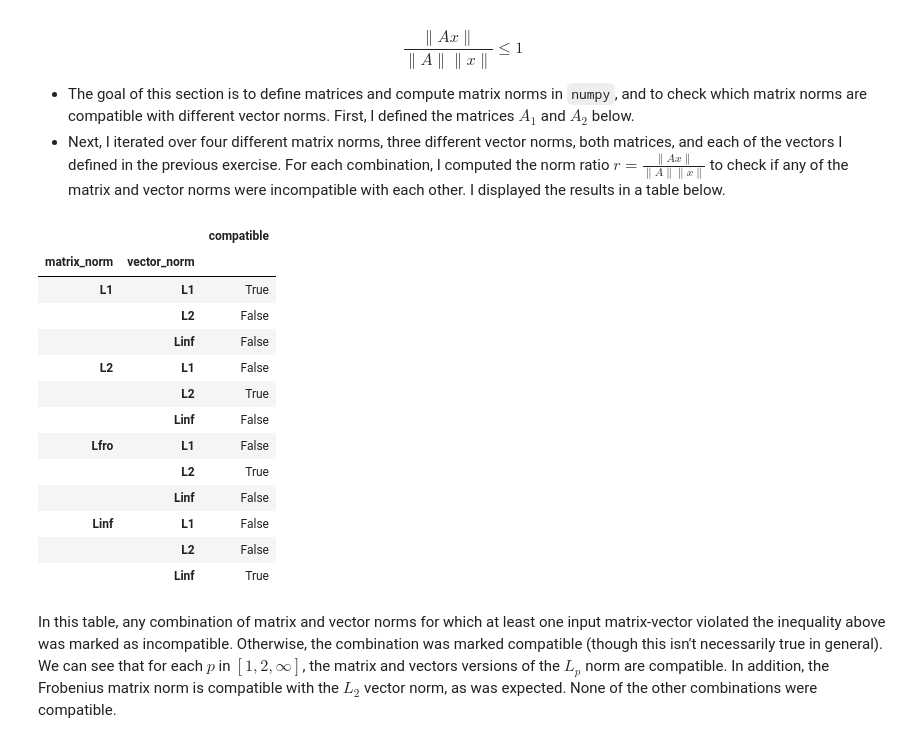
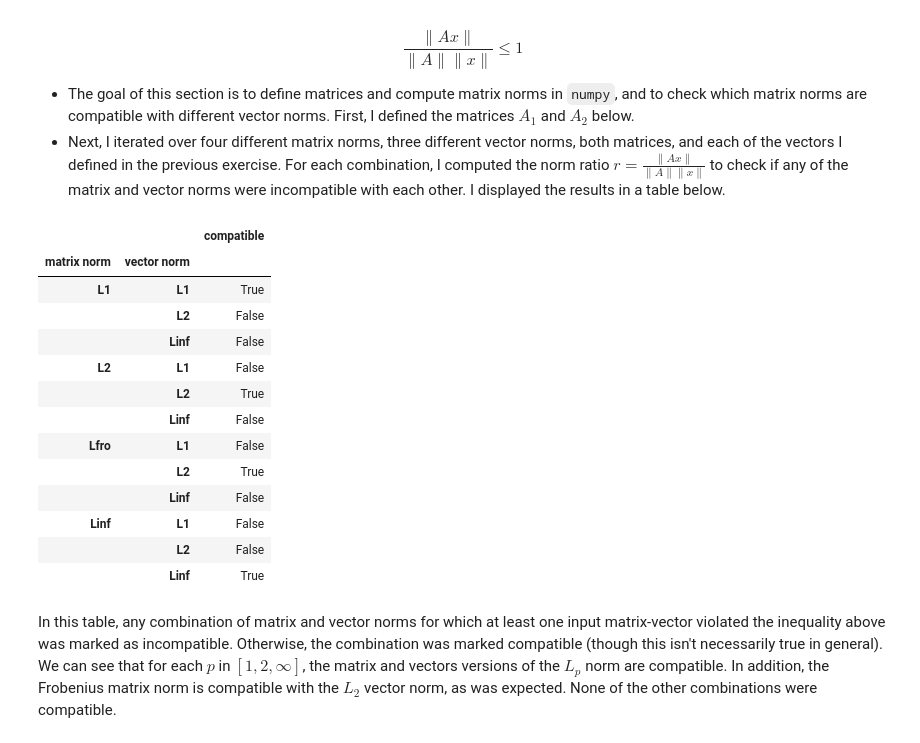
Before and after one commit to mattragoza/MATH2071, a Jupyter notebook: lab-5/norms_and_errors.ipynb, the cells around one changed output. Drawn from its saved outputs; the diff is of its cells as text; code cells hidden in the pictures.

Commit message:
add lab 5 norms and errors

```diff
--- a/lab-5/norms_and_errors.ipynb
+++ b/lab-5/norms_and_errors.ipynb
@@ -66,33 +66,33 @@ $$
 # %%
 # check compatible matrix and vector norms
 #   where ||Ax|| <= ||A|| ||x||
 #   i.e. ||Ax|| / (||A|| ||x||) <= 1
 
 A1 = np.array([
     [38, 37, 80],
     [53, 49, 49],
     [23, 85, 46]
 ])
 A2 = np.array([
     [77, 89, 78],
     [ 6, 34, 10],
     [65, 36, 26]
 ])
 
 data = []
 for p in [1, 2, np.inf, 'fro']:
     for q in [1, 2, np.inf]:
         for i_A, A in enumerate([A1, A2]):
             for i_x, x in enumerate([x1, x2, x3]):
                 r = norm(A@x, q) / (norm(A, p) * norm(x, q))
                 data.append((f'L{p}', f'L{q}', i_A+1, i_x+1, r))
 
-df = pd.DataFrame(data, columns=['matrix_norm', 'vector_norm', 'A', 'x', 'r'])
+df = pd.DataFrame(data, columns=['matrix norm', 'vector norm', 'A', 'x', 'r'])
 df['compatible'] = df.r <= 1.0
-df.groupby(['matrix_norm', 'vector_norm'])[['compatible']].all()
+df.groupby(['matrix norm', 'vector norm'])[['compatible']].all()
 # %% [output]
 |  |  | compatible |
-| matrix_norm | vector_norm |  |
+| matrix norm | vector norm |  |
 | L1 | L1 | True |
 |  | L2 | False |
 |  | Linf | False |
```
Also changed, not shown: parts of 51 cells of this notebook, 1 other file.
